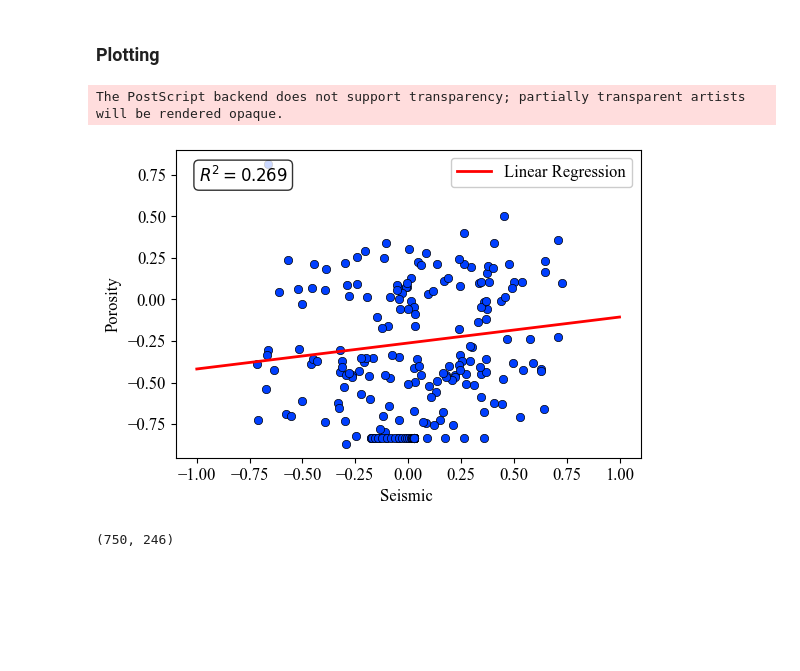
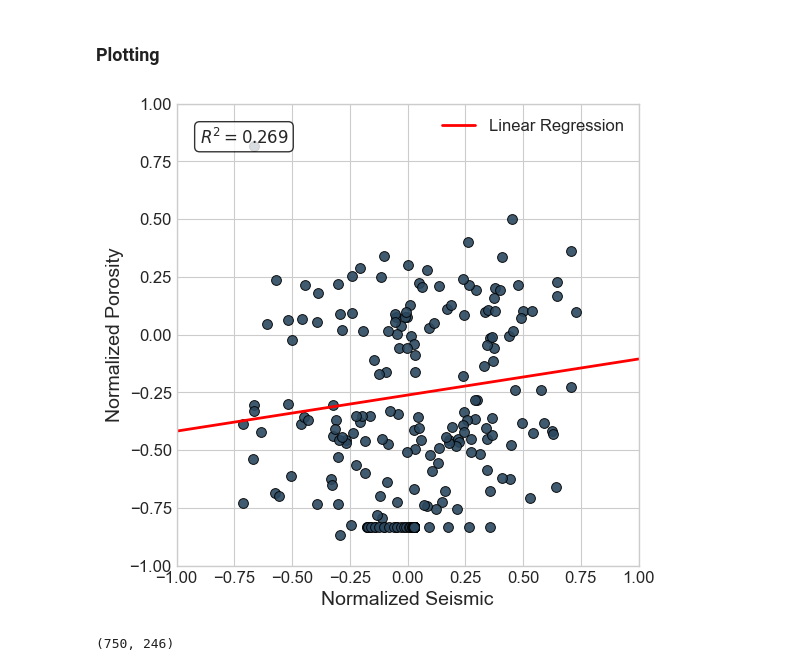
Before and after one commit to nicolascordoba1/MLPorosityPrediction, a Jupyter notebook: 1_1_artificial_intelligence_experiments.ipynb, the cells around one changed output. Saved outputs shown, nothing was run; the diff lists cells and outputs as text; code cells hidden in the pictures; blank space fills up the shorter version.

Commit message:
ultimas modificaciones para artículo

```diff
--- a/1_1_artificial_intelligence_experiments.ipynb
+++ b/1_1_artificial_intelligence_experiments.ipynb
@@ -30,7 +35,7 @@ plt.style.use('seaborn-v0_8-bright')  # Or any other style you prefer
 # Update rcParams for font, figure size, and other settings
 plt.rcParams.update({
     'font.family': 'serif',        # Use serif fonts
-    'font.serif': ['Times New Roman'],  # Specifically Times New Roman
+    #'font.serif': ['Times New Roman'],  # Specifically Times New Roman
     'font.size': 12,              # Font size for all text
     'axes.labelsize': 12,         # Axis label size
     'axes.titlesize': 12,         # Title size
@@ -43,8 +48,8 @@ plt.rcParams.update({
 # %% [markdown]
 # Load Data
 # %%
-porosity = np.load('data/data_vashisth/porosity_data.npy')
-seismic = np.load('data/data_vashisth/seismic_data.npy')
+porosity = np.load('../2024_tesis_maestria/data/data_vashisth/porosity_data.npy')
+seismic = np.load('../2024_tesis_maestria/data/data_vashisth/seismic_data.npy')
 # %%
 porosity.shape, seismic.shape
 # %% [output]
@@ -529,28 +663,59 @@ y = 0.156x + -0.262
 # %% [markdown]
 ### Plotting
 # %%
-fig, ax = plt.subplots(1,1)
+# Estilo general
+plt.style.use('seaborn-v0_8-whitegrid')
 
-ax.scatter(trace_seismic, trace_porosity, edgecolor='black', linewidth=0.5)
+# Crear la figura y los ejes
+fig, ax = plt.subplots(figsize=(6, 6))
+
+# Scatter plot con ajustes
+ax.scatter(trace_seismic, trace_porosity,
+           edgecolor='black',
+           linewidth=0.7,
+           color='#2B485F',
+           alpha=0.9,
+           s=50)
+
+# Línea de regresión
 ax.plot(line_x, line_y, color='red', linewidth=2, label='Linear Regression')
 
+# Texto con R^2
 textstr = rf"$R^2 = {r2_rl:.3f}$"
 props = dict(boxstyle='round', facecolor='white', alpha=0.8)
+ax.text(0.05, 0.95, textstr, transform=ax.transAxes,
+        verticalalignment='top', bbox=props, fontsize=12)
 
-ax.text(0.05, 0.95, textstr, transform=ax.transAxes,
-        verticalalignment='top', bbox=props)
-
-legend = ax.legend(loc='upper right')
+# Leyenda con fondo blanco y sin transparencia
+legend = ax.legend(loc='upper right', fontsize=12)
 legend.get_frame().set_facecolor('white')
 legend.get_frame().set_alpha(1)
+legend.get_frame().set_edgecolor('grey') # Añadiendo un borde sutil a la leyenda
 
-ax.set_xlabel('Seismic ')
-ax.set_ylabel('Porosity')
+# Etiquetas y título con tamaño de fuente aumentado
+ax.set_xlabel('Normalized Seismic', fontsize=14) # Añadiendo unidades al eje x
+ax.set_ylabel('Normalized Porosity', fontsize=14)
+#ax.set_title('Correlación con Regresión Lineal', fontsize=16)
 
-fig.savefig('plots/vashisth_crossplot_regression.eps', format='eps')
+# Límites de los ejes
+ax.set_xlim(-1, 1)
+ax.set_ylim(-1, 1)
+
+# Asegurar que los ejes tengan la misma escala para que el plot se vea cuadrado
+ax.set_aspect('equal', adjustable='box')
+
+# Mejorar la apariencia de los ticks
+ax.tick_params(axis='both', which='major', labelsize=12)
+
+# Guardar la figura con mayor resolución y ajustar los márgenes
+fig.savefig('plots/vashisth_crossplot_regression_profesional.png',
+            format='png',
+            dpi=300,
+            bbox_inches='tight')
+
+plt.show()
 # %% [output]
-The PostScript backend does not support transparency; partially transparent artists will be rendered opaque.
-[figure, old version]
+[figure, new version]
 # %%
 y_test_norm.shape
 # %% [output]
```
Also changed, not shown: parts of 72 cells of this notebook, 12 other files.
